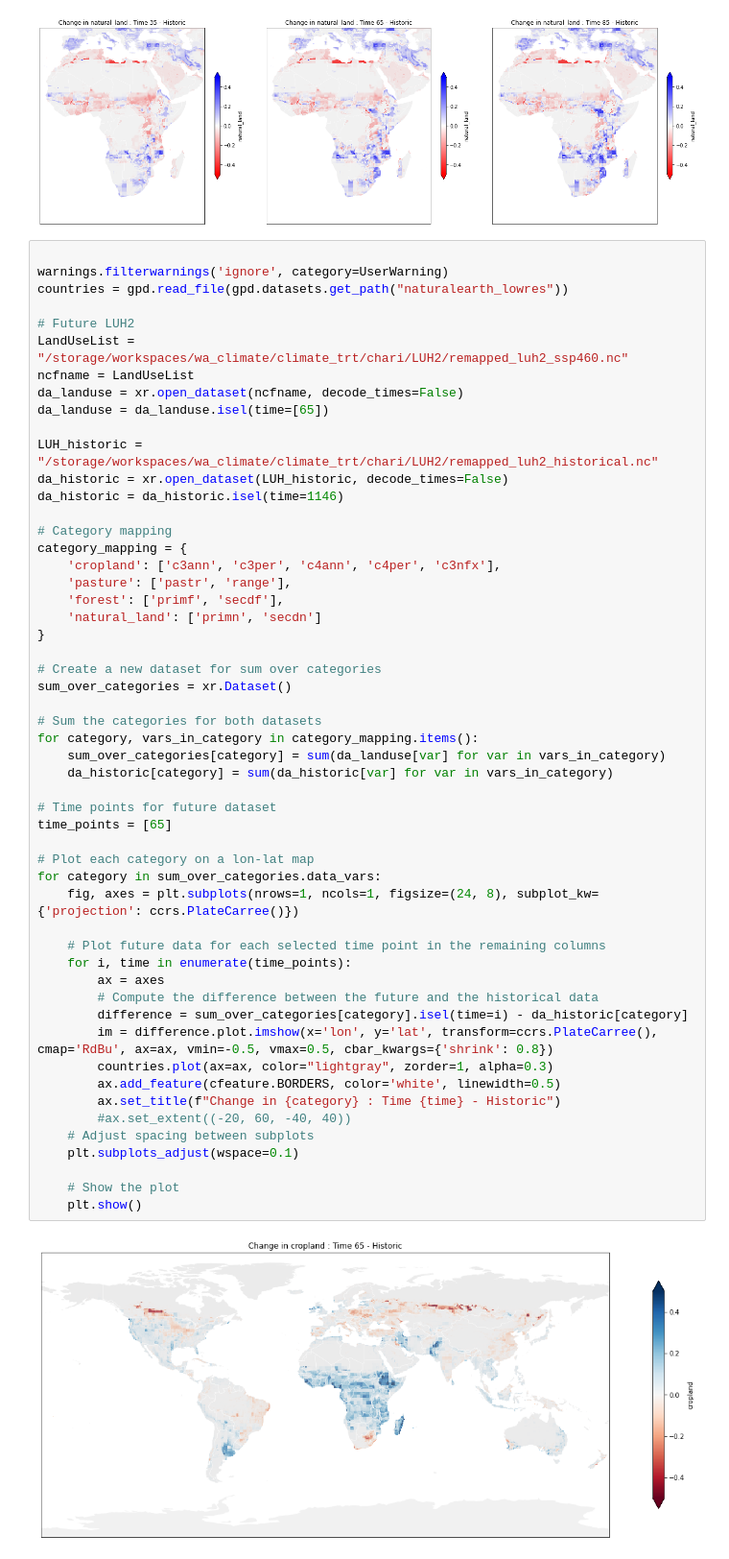
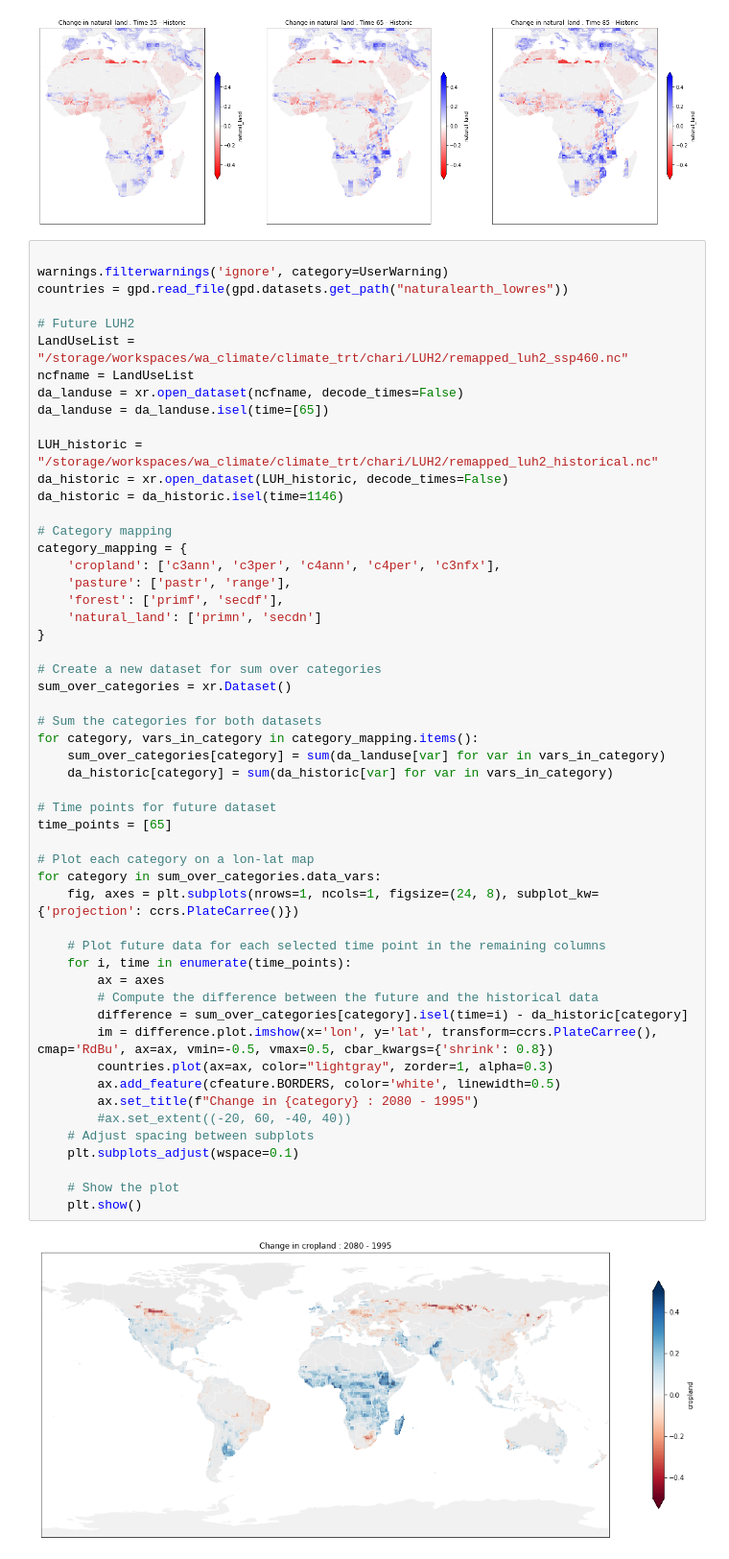
Before and after one commit to wyssacademy-unibe-ch/climate_Hari_etal_BioscenComb, a Jupyter notebook: functions/global_plots/annex.ipynb, the cells around one changed output. Shown at 96% size. Drawn from its saved outputs; the diff is of its cells as text.

```diff
--- a/functions/global_plots/annex.ipynb
+++ b/functions/global_plots/annex.ipynb
@@ -104,32 +104,32 @@ category_mapping = {
 # Create a new dataset for sum over categories
 sum_over_categories = xr.Dataset()
 
 # Sum the categories for both datasets
 for category, vars_in_category in category_mapping.items():
     sum_over_categories[category] = sum(da_landuse[var] for var in vars_in_category)
     da_historic[category] = sum(da_historic[var] for var in vars_in_category)
 
 # Time points for future dataset
 time_points = [65]
 
 # Plot each category on a lon-lat map
 for category in sum_over_categories.data_vars:
     fig, axes = plt.subplots(nrows=1, ncols=1, figsize=(24, 8), subplot_kw={'projection': ccrs.PlateCarree()})
 
     # Plot future data for each selected time point in the remaining columns
     for i, time in enumerate(time_points):
         ax = axes
         # Compute the difference between the future and the historical data
         difference = sum_over_categories[category].isel(time=i) - da_historic[category]
         im = difference.plot.imshow(x='lon', y='lat', transform=ccrs.PlateCarree(), cmap='RdBu', ax=ax, vmin=-0.5, vmax=0.5, cbar_kwargs={'shrink': 0.8})
         countries.plot(ax=ax, color="lightgray", zorder=1, alpha=0.3)
         ax.add_feature(cfeature.BORDERS, color='white', linewidth=0.5)
-        ax.set_title(f"Change in {category} : Time {time} - Historic")
+        ax.set_title(f"Change in {category} : 2080 - 1995")
         #ax.set_extent((-20, 60, -40, 40))
     # Adjust spacing between subplots
     plt.subplots_adjust(wspace=0.1)
 
     # Show the plot
     plt.show()
 # %% [output]
-[figure, old version]
+[figure, new version]
```
Also changed, not shown: parts of 1 cell of this notebook, 2 other files.
